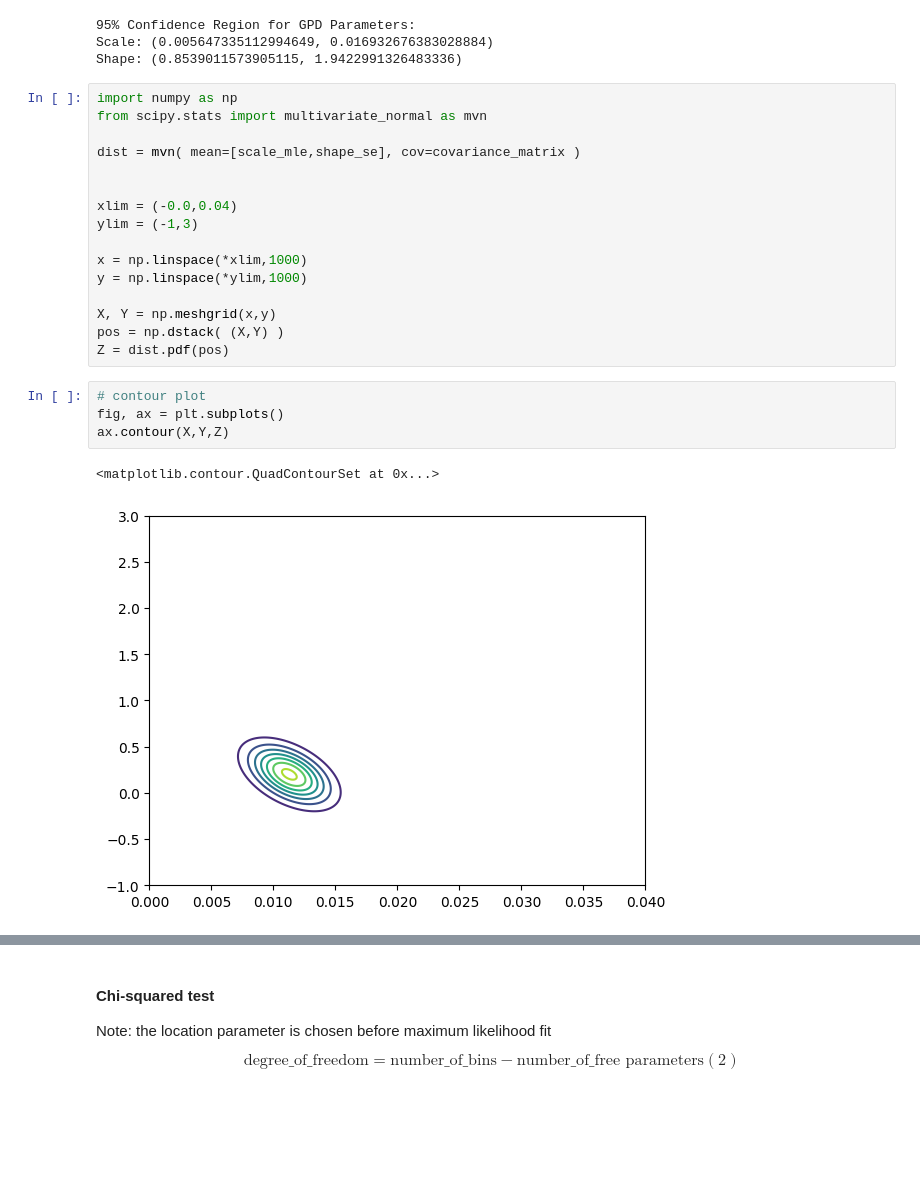
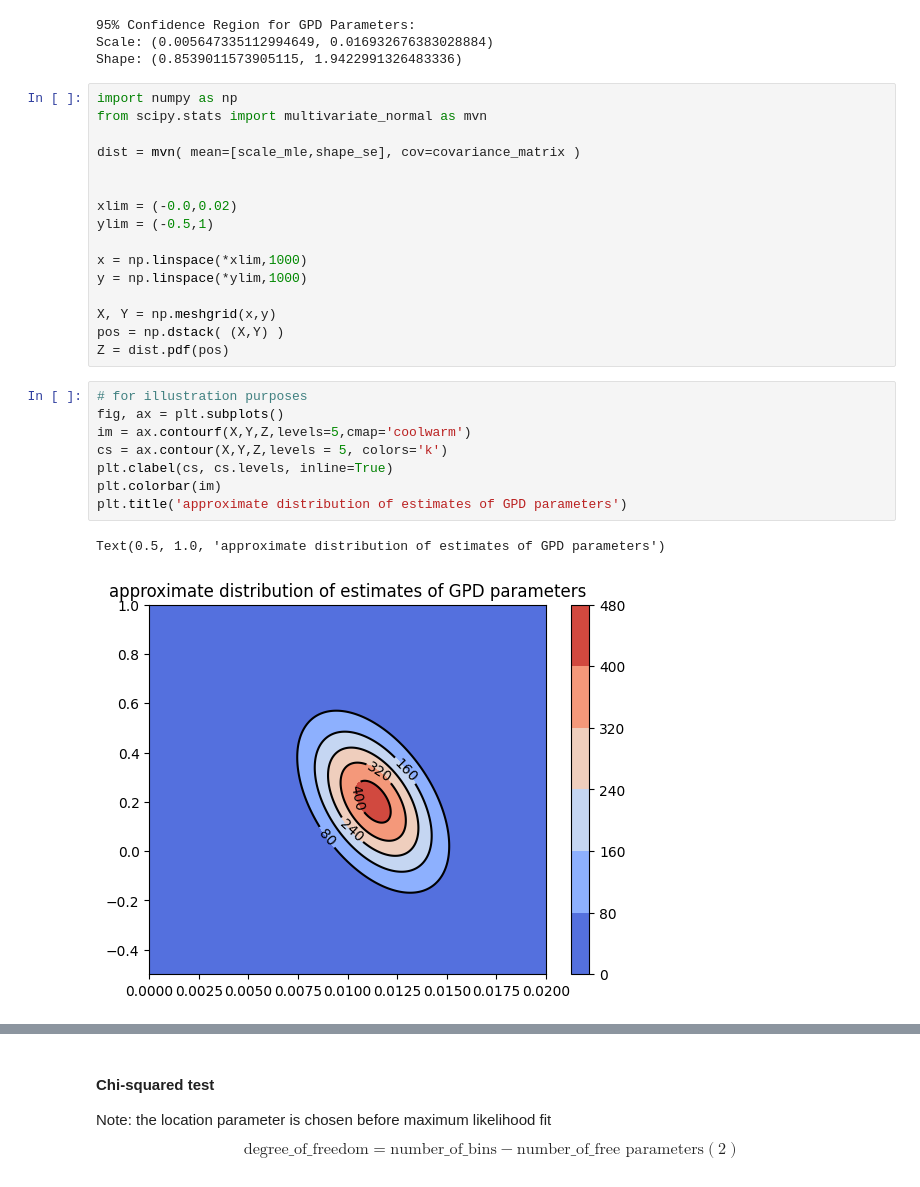
Before and after one commit to PhilPalmer/biorisk-botecs, a Jupyter notebook: tmp.ipynb, the cells around one changed output, grey strips where cells are left out. Drawn from its saved outputs; the diff is of its cells as text; blank space fills up the shorter version.

```diff
--- a/tmp.ipynb
+++ b/tmp.ipynb
@@ -199,8 +252,8 @@ from scipy.stats import multivariate_normal as mvn
 dist = mvn( mean=[scale_mle,shape_se], cov=covariance_matrix )
 
 
-xlim = (-0.0,0.04)
-ylim = (-1,3)
+xlim = (-0.0,0.02)
+ylim = (-0.5,1)
 
 x = np.linspace(*xlim,1000)
 y = np.linspace(*ylim,1000)
@@ -208,11 +261,15 @@ y = np.linspace(*ylim,1000)
 X, Y = np.meshgrid(x,y)
 pos = np.dstack( (X,Y) )
 Z = dist.pdf(pos)
-# %%
-# contour plot
-fig, ax = plt.subplots()
-ax.contour(X,Y,Z)
-# %% [output]
-<matplotlib.contour.QuadContourSet at 0x...>
-[figure, removed]
+# %%
+# for illustration purposes
+fig, ax = plt.subplots()
+im = ax.contourf(X,Y,Z,levels=5,cmap='coolwarm')
+cs = ax.contour(X,Y,Z,levels = 5, colors='k')
+plt.clabel(cs, cs.levels, inline=True)
+plt.colorbar(im)
+plt.title('approximate distribution of estimates of GPD parameters')
+# %% [output]
+Text(0.5, 1.0, 'approximate distribution of estimates of GPD parameters')
+[figure, added]
 # %%
```
Also changed, not shown: parts of 19 cells of this notebook, 2 other files.
